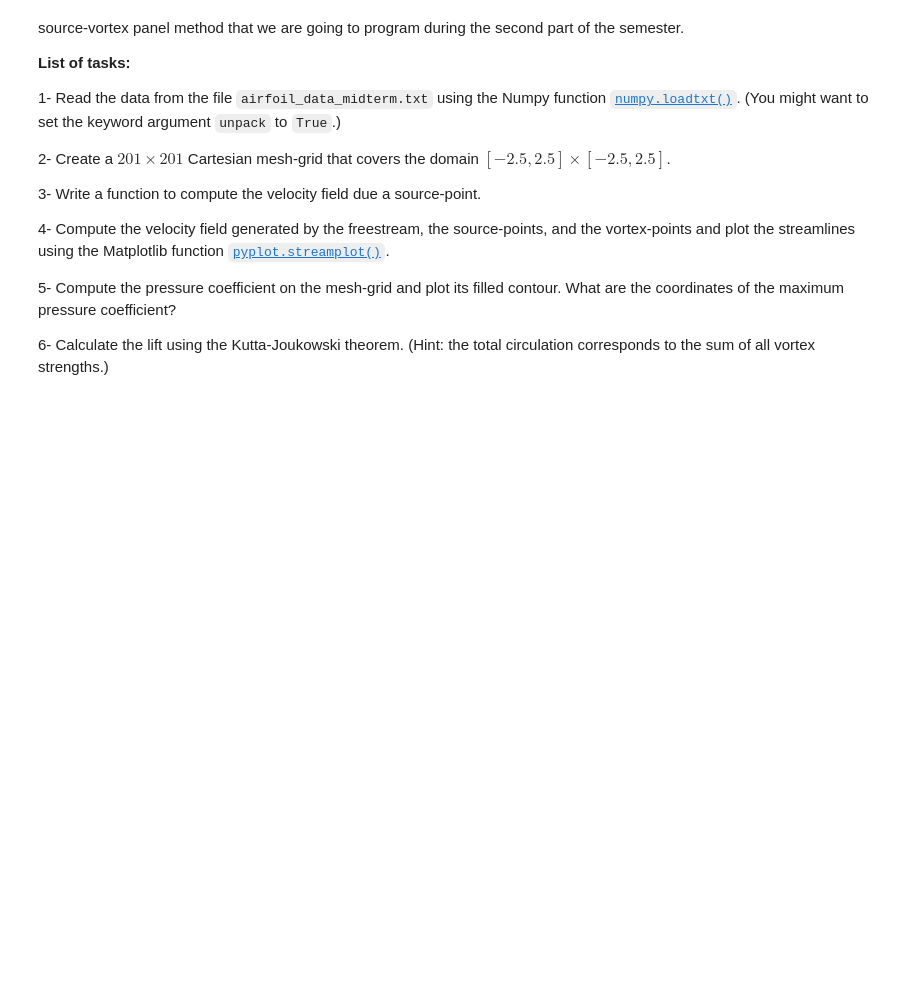
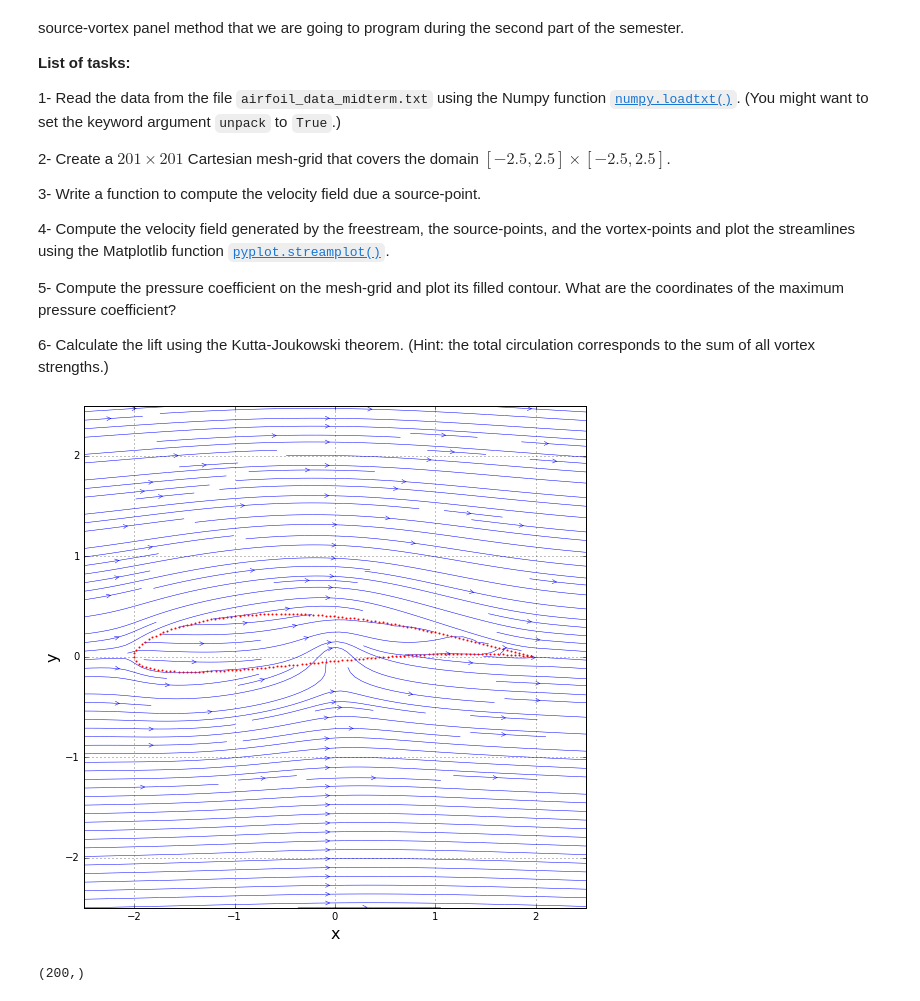
Before and after one commit to wangze233/MAE6226, a Jupyter notebook: midterm/midterm.ipynb, the cells around one changed output. Saved outputs shown, nothing was run; the diff lists cells and outputs as text; code cells hidden in the pictures; blank space fills up the shorter version.

```diff
--- a/midterm/midterm.ipynb
+++ b/midterm/midterm.ipynb
@@ -426,0 +505,10 @@ The drag is defined as the force felt by the body in the direction of the freest
+# %%
+R_z=numpy.sqrt(x_z_shape**2+y_z_shape**2)
+u_inf,rou=1,1
+p=cp_z[:,0]*0.5*u_inf**2*rou
+lift,drag=0,0
+theta_d=numpy.linspace(0,2*math.pi,61)
+for i in range(60):
+    lift+=-p[i]*numpy.sin(theta_d[i])*R_z[i]
+    drag+=-p[i]*numpy.cos(theta_d[i])*R_z[i]
+print('lift is',lift,'\n','drag is',drag)
@@ -464,2 +550,0 @@ Well, they are the solution from a source-vortex panel method that we are going
-# %%
-x_source=numpy.loadtxt("mae6226/midterm/airfoil_data_midterm.txt")
@@ -465,0 +581,36 @@ x_source=numpy.loadtxt("mae6226/midterm/airfoil_data_midterm.txt")
+# %%
+# Use this cell to provide the rest of the code.
+data=numpy.loadtxt("airfoil_data_midterm.txt")
+x_source,y_source,strength,gamma=data[:,0],data[:,1],data[:,2],data[:,3]
+x=numpy.linspace(-2.5,2.5,201)
+y=numpy.linspace(-2.5,2.5,201)
+X,Y=numpy.meshgrid(x,y)
+xd,yd,u,v,u_inf=0,0,0,0,1
+
+u_freestream,v_freestream=velocity_freestream(u_inf,Y)
+
+for i in range (len(x_source)):
+    u_source,v_source=velocity_source(strength[i], x_source[i], y_source[i], X, Y)
+    u_vortex,v_vortex=velocity_vortex(gamma[i],X,Y,xd,yd)
+    u+=u_source+u_vortex
+    v+=v_source+v_vortex
+U,V=0,0
+u=u+u_freestream
+v=v+v_freestream
+# %%
+size = 20
+pyplot.figure(figsize=(9,9))
+pyplot.grid(True)
+pyplot.xlabel('x', fontsize=16)
+pyplot.ylabel('y', fontsize=16)
+pyplot.xlim(-2.5, 2.5)
+pyplot.ylim(-2.5, 2.5)
+pyplot.streamplot(X, Y, u, v, density=2, linewidth=0.5, \
+                  arrowsize=1, arrowstyle='->');
+pyplot.scatter(x_source, y_source, color='r', s=1, marker='o');
+# %% [output]
+[figure, added]
+# %%
+numpy.shape(x_source)
+# %% [output]
+(200,)
```
Also changed, not shown: parts of 14 cells of this notebook.
